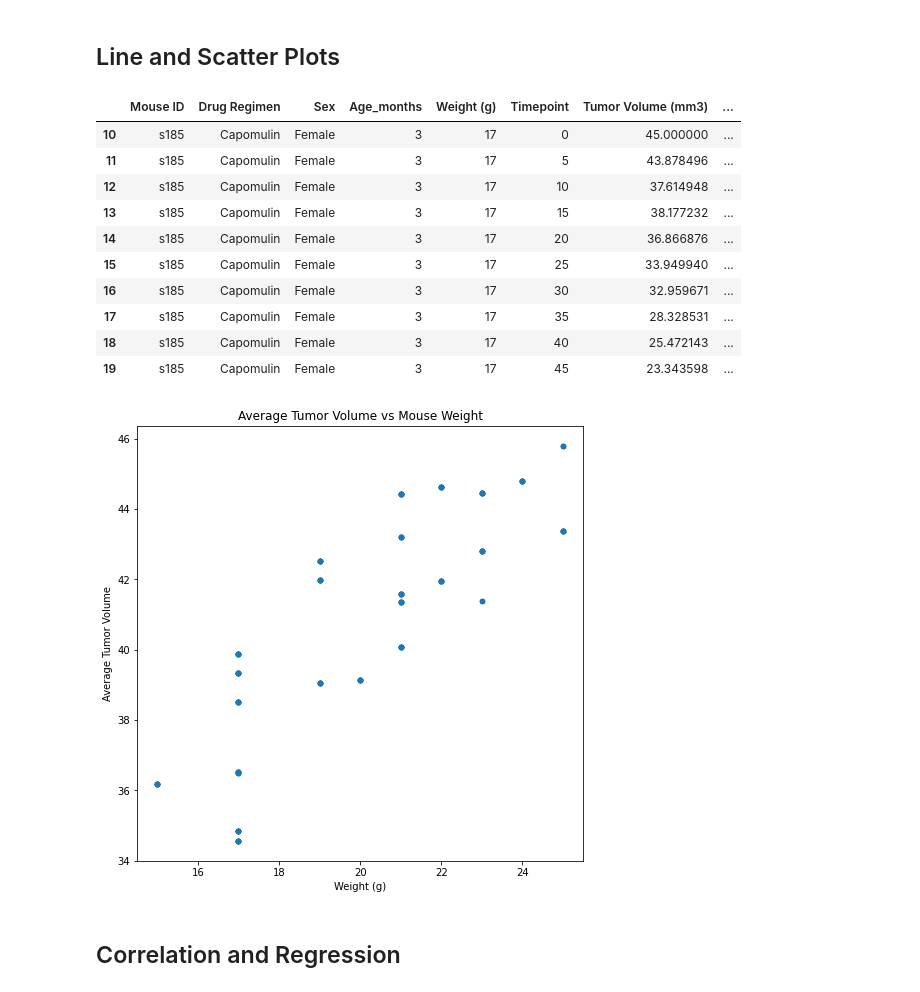
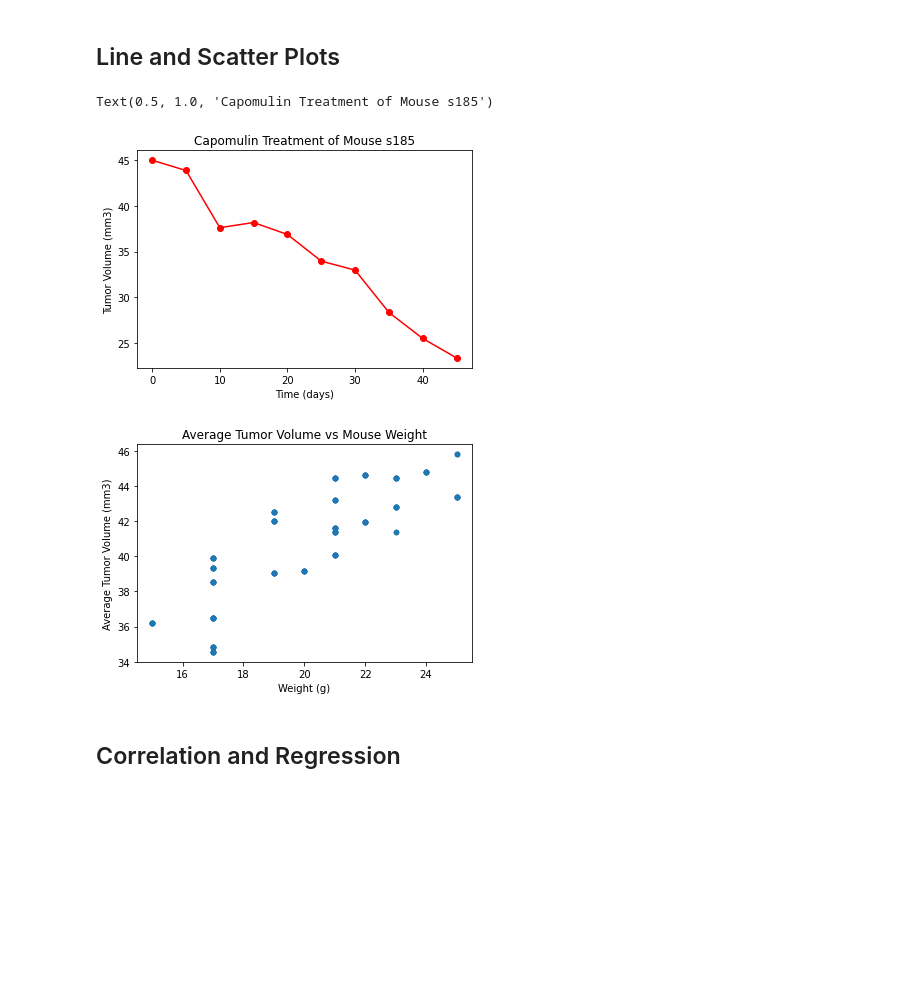
Before and after one commit to ambervanharskamp/matplotlib_challenge, a Jupyter notebook: Pymaceuticals/pymaceuticals_starter.ipynb, the cells around one changed output. Drawn from its saved outputs; the diff is of its cells as text; code cells hidden in the pictures; blank space fills up the shorter version.

```diff
--- a/Pymaceuticals/pymaceuticals_starter.ipynb
+++ b/Pymaceuticals/pymaceuticals_starter.ipynb
@@ -331,54 +356,45 @@ plt.show()
 # Generate a line plot of tumor volume vs. time point for a mouse treated with Capomulin
 
 #Isolate data related to Capomulin
-capomulin_data = clean_mouse_merged_df.loc[clean_mouse_merged_df['Drug Regimen'] == 'Capomulin']
+capomulin_data = clean_mouse_merged_df.loc[clean_mouse_merged_df["Drug Regimen"] == "Capomulin"]
 #capomulin_data
 
 #Isolate data related to mouse with Mouse ID 's185'
-capomulin_data_s185 = capomulin_data.loc[capomulin_data['Mouse ID']== 's185']
+capomulin_data_s185 = capomulin_data.loc[capomulin_data["Mouse ID"]== "s185"]
 capomulin_data_s185
 
-#Generate a line plot
-plt.plot(capomulin_data_s185['Timepoint'], capomulin_data_s185['Tumor Volume (mm3)'], marker='o', color = 'r')
+#Generate the line plot
+plt.plot(capomulin_data_s185["Timepoint"], capomulin_data_s185["Tumor Volume (mm3)"], marker="o", color = "r")
 
-# Add labels and title to plot
+# Format lineplot by adding labels and a title
 plt.xlabel("Time (days)")
 plt.ylabel("Tumor Volume (mm3)")
-plt.title("Capomulin Treatment of Mouse S185")
+plt.title("Capomulin Treatment of Mouse s185")
 # %% [output]
-|  | Mouse ID | Drug Regimen | Sex | Age_months | Weight (g) | Timepoint | Tumor Volume (mm3) | ... |
-| 10 | s185 | Capomulin | Female | 3 | 17 | 0 | 45.000000 | ... |
-| 11 | s185 | Capomulin | Female | 3 | 17 | 5 | 43.878496 | ... |
-| 12 | s185 | Capomulin | Female | 3 | 17 | 10 | 37.614948 | ... |
-| 13 | s185 | Capomulin | Female | 3 | 17 | 15 | 38.177232 | ... |
-| 14 | s185 | Capomulin | Female | 3 | 17 | 20 | 36.866876 | ... |
-| 15 | s185 | Capomulin | Female | 3 | 17 | 25 | 33.949940 | ... |
-| 16 | s185 | Capomulin | Female | 3 | 17 | 30 | 32.959671 | ... |
-| 17 | s185 | Capomulin | Female | 3 | 17 | 35 | 28.328531 | ... |
-| 18 | s185 | Capomulin | Female | 3 | 17 | 40 | 25.472143 | ... |
-| 19 | s185 | Capomulin | Female | 3 | 17 | 45 | 23.343598 | ... |
+Text(0.5, 1.0, 'Capomulin Treatment of Mouse s185')
+[figure, added]
 # %%
 # Generate a scatter plot of average tumor volume vs. mouse weight for the Capomulin regimen
 
 #Find Average Tumor volume for each mouse
-average_tumor_volume = capomulin_data.groupby('Mouse ID')['Tumor Volume (mm3)'].mean().reset_index().rename(columns={'Tumor Volume (mm3)':'Average Tumor Volume'})
+average_tumor_volume = capomulin_data.groupby("Mouse ID")["Tumor Volume (mm3)"].mean().reset_index().rename(columns={"Tumor Volume (mm3)":"Average Tumor Volume (mm3)"})
 #average_tumor_volume
 
 #Merge the average tumor volume dataframe with the capomulin dataframe
-capomulin_data_merged = pd.merge(capomulin_data, average_tumor_volume, on='Mouse ID')
+capomulin_data_merged = pd.merge(capomulin_data, average_tumor_volume, on="Mouse ID")
 #capomulin_data_merged
 
 #Isolate data related to mouse weight and average tumor volume
-weight_average_tumor_volume = capomulin_data_merged[['Weight (g)', 'Average Tumor Volume']]
+weight_average_tumor_volume = capomulin_data_merged[["Weight (g)", "Average Tumor Volume (mm3)"]]
 
 #Remove duplicates from the data
 weight_average_tumor_volume.drop_duplicates()
 
-#Generate the scatter plot with formatting
-weight_average_tumor_volume.plot(kind="scatter", x="Weight (g)", y="Average Tumor Volume", figsize=(8,8),
+#Generate the scatter plot with formatting using Pandas
+weight_average_tumor_volume.plot(kind="scatter", x="Weight (g)", y="Average Tumor Volume (mm3)", figsize=(6,4),
               title="Average Tumor Volume vs Mouse Weight");
 # %% [output]
-[figure, old version]
+[figure, new version]
 # %% [markdown]
 ## Correlation and Regression
 # %%
```
Also changed, not shown: parts of 20 cells of this notebook.
